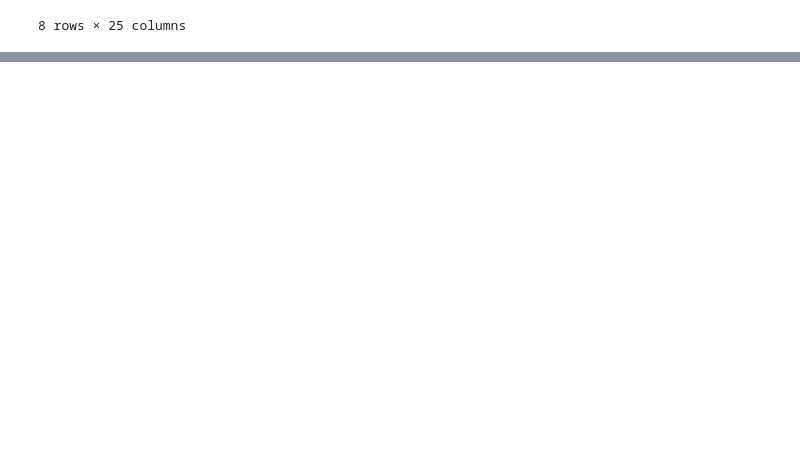
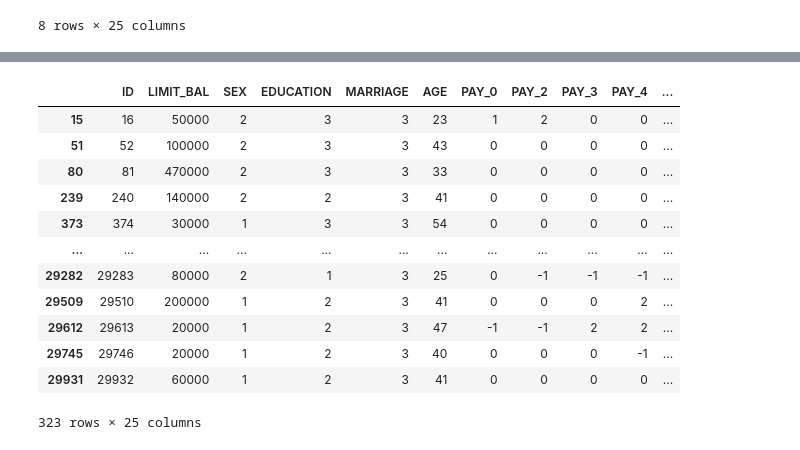
Before and after one commit to krisograbek/comet, a Jupyter notebook: testing/test.ipynb, the cells around one changed output, grey strips where cells are left out. Cells and saved outputs as stored; diff of their text form; code cells hidden in the pictures; blank space fills up the shorter version.

```diff
--- a/testing/test.ipynb
+++ b/testing/test.ipynb
@@ -95,0 +273,16 @@ dtype: int64
+# %%
+ccc.loc[ccc["MARRIAGE"] > 2]
+# %% [output]
+|  | ID | LIMIT_BAL | SEX | EDUCATION | MARRIAGE | AGE | PAY_0 | PAY_2 | PAY_3 | PAY_4 | ... |
+| 15 | 16 | 50000 | 2 | 3 | 3 | 23 | 1 | 2 | 0 | 0 | ... |
+| 51 | 52 | 100000 | 2 | 3 | 3 | 43 | 0 | 0 | 0 | 0 | ... |
+| 80 | 81 | 470000 | 2 | 3 | 3 | 33 | 0 | 0 | 0 | 0 | ... |
+| 239 | 240 | 140000 | 2 | 2 | 3 | 41 | 0 | 0 | 0 | 0 | ... |
+| 373 | 374 | 30000 | 1 | 3 | 3 | 54 | 0 | 0 | 0 | 0 | ... |
+| ... | ... | ... | ... | ... | ... | ... | ... | ... | ... | ... | ... |
+| 29282 | 29283 | 80000 | 2 | 1 | 3 | 25 | 0 | -1 | -1 | -1 | ... |
+| 29509 | 29510 | 200000 | 1 | 2 | 3 | 41 | 0 | 0 | 0 | 2 | ... |
+| 29612 | 29613 | 20000 | 1 | 2 | 3 | 47 | -1 | -1 | 2 | 2 | ... |
+| 29745 | 29746 | 20000 | 1 | 2 | 3 | 40 | 0 | 0 | 0 | -1 | ... |
+| 29931 | 29932 | 60000 | 1 | 2 | 3 | 41 | 0 | 0 | 0 | 0 | ... |
+323 rows × 25 columns
```
Also changed, not shown: parts of 23 cells of this notebook, 1 other file.
